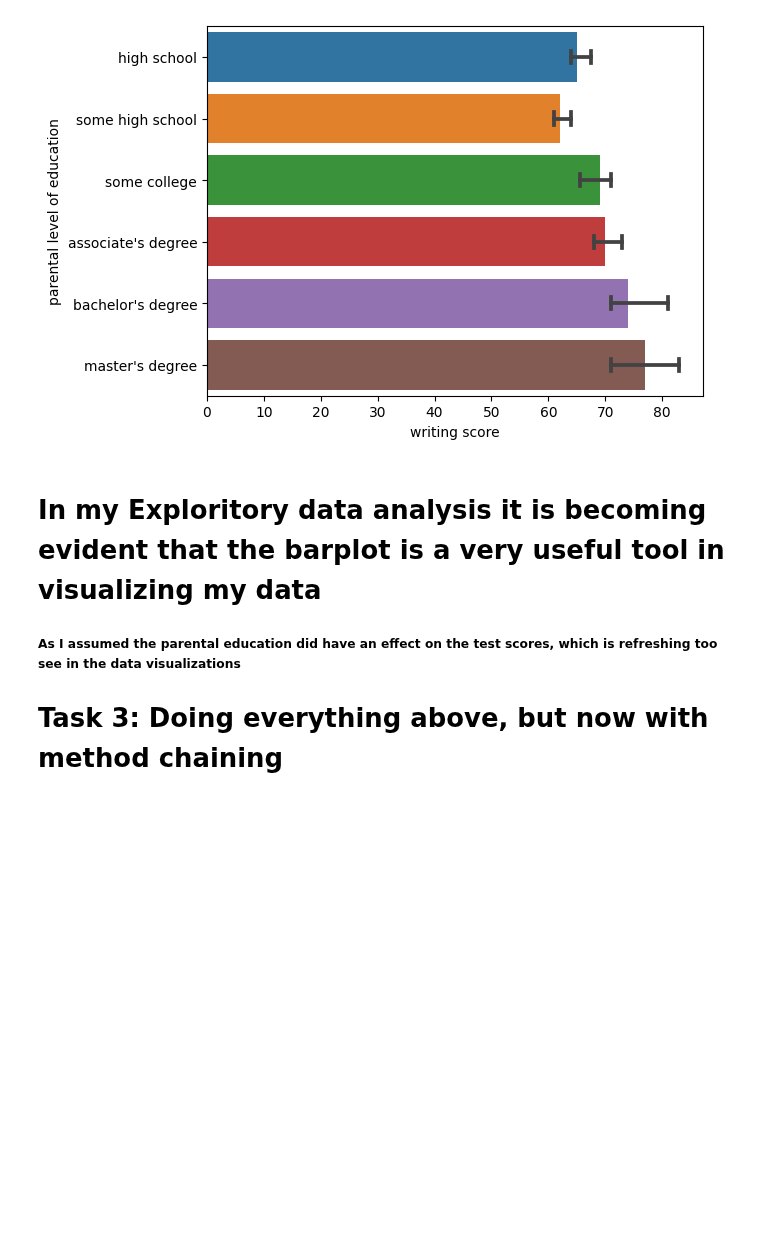
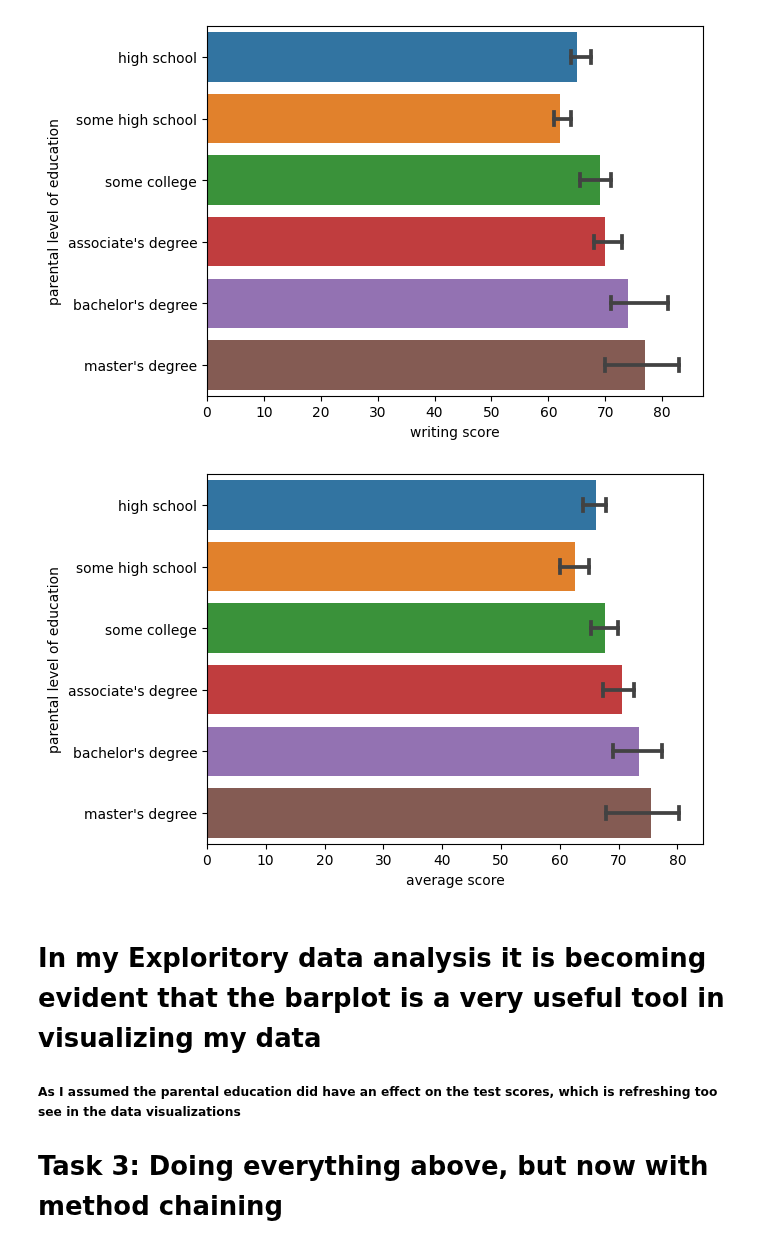
Before and after one commit to ubco-W2022T1-cosc301/project-group01, a Jupyter notebook: notebooks/analysis1.ipynb, the cells around one changed output. Drawn from its saved outputs; the diff is of its cells as text; code cells hidden in the pictures; blank space fills up the shorter version.

```diff
--- a/notebooks/analysis1.ipynb
+++ b/notebooks/analysis1.ipynb
@@ -110,6 +110,10 @@ barplotReading = sns.barplot(y="parental level of education", x="reading score",
 barplotWriting = sns.barplot(y="parental level of education", x="writing score", data=df, estimator=np.median, capsize=.2)
 # %% [output]
 [figure]
+# %%
+barplotAverage = sns.barplot(y="parental level of education", x="average score", data=df, estimator=np.median, capsize=.2)
+# %% [output]
+[figure, added]
 # %% [markdown]
 # In my Exploritory data analysis it is becoming evident that the barplot is a very useful tool in visualizing my data
 
```
Also changed, not shown: parts of 7 cells of this notebook, 1 other file.
